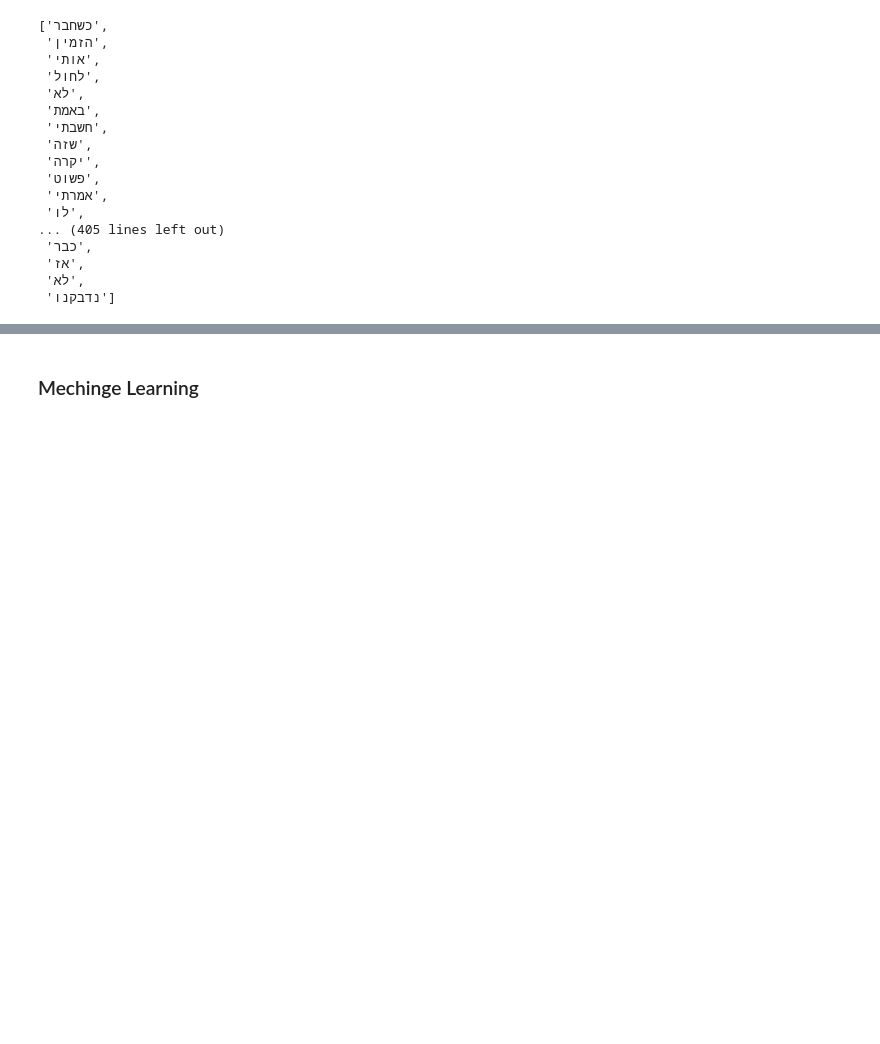
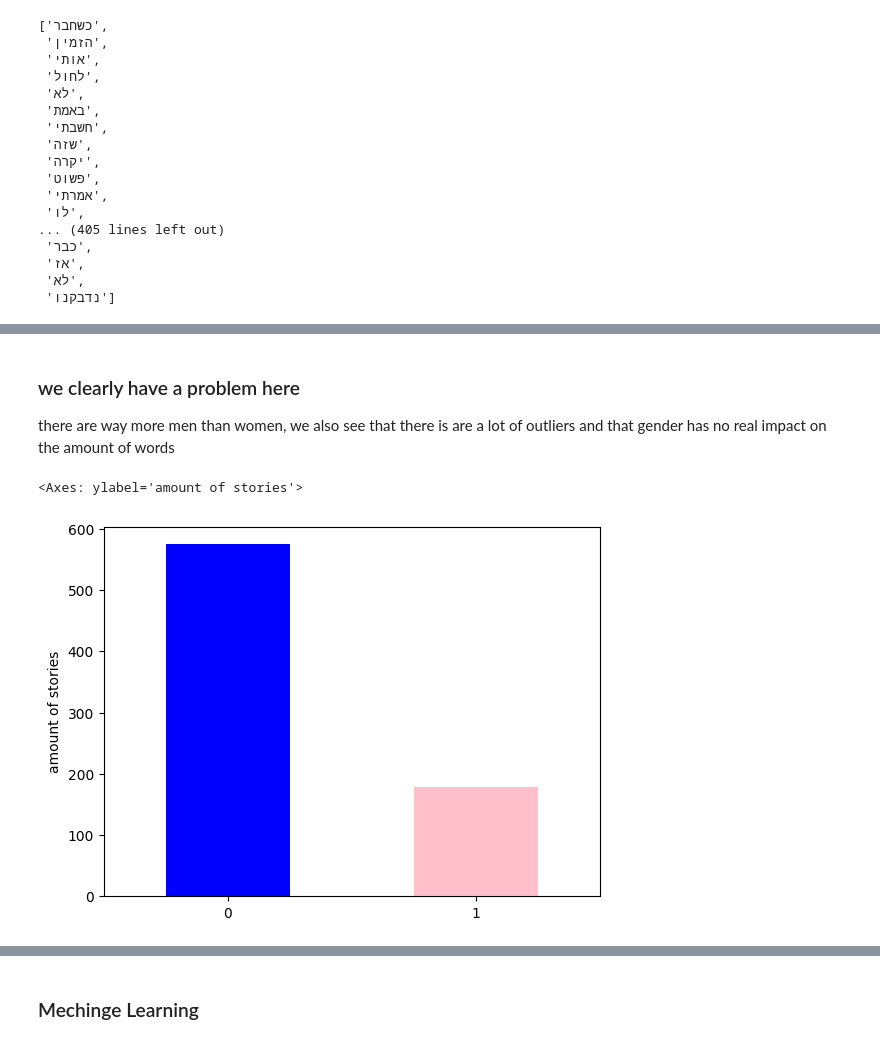
Before and after one commit to DanielDolberg/Mechine_learning_final, a Jupyter notebook: Assignment3-text-analysis.ipynb, the cells around one changed output, grey strips where cells are left out. Saved outputs shown, nothing was run; the diff lists cells and outputs as text; code cells hidden in the pictures; blank space fills up the shorter version.

```diff
--- a/Assignment3-text-analysis.ipynb
+++ b/Assignment3-text-analysis.ipynb
@@ -282,0 +283,8 @@ Text(0.5, 1.0, 'amount of words per storys of women')
+# %% [markdown]
+### we clearly have a problem here
+there are way more men than women, we also see that there is are a lot of outliers and that gender has no real impact on the amount of words
+# %%
+df_erd['gender'].value_counts(normalize=False).plot.bar(color=["blue","pink"],ylabel = "amount of stories",rot = 0,x = ["men","women"])
+# %% [output]
+<Axes: ylabel='amount of stories'>
+[figure, added]
```
Also changed, not shown: parts of 21 cells of this notebook.
